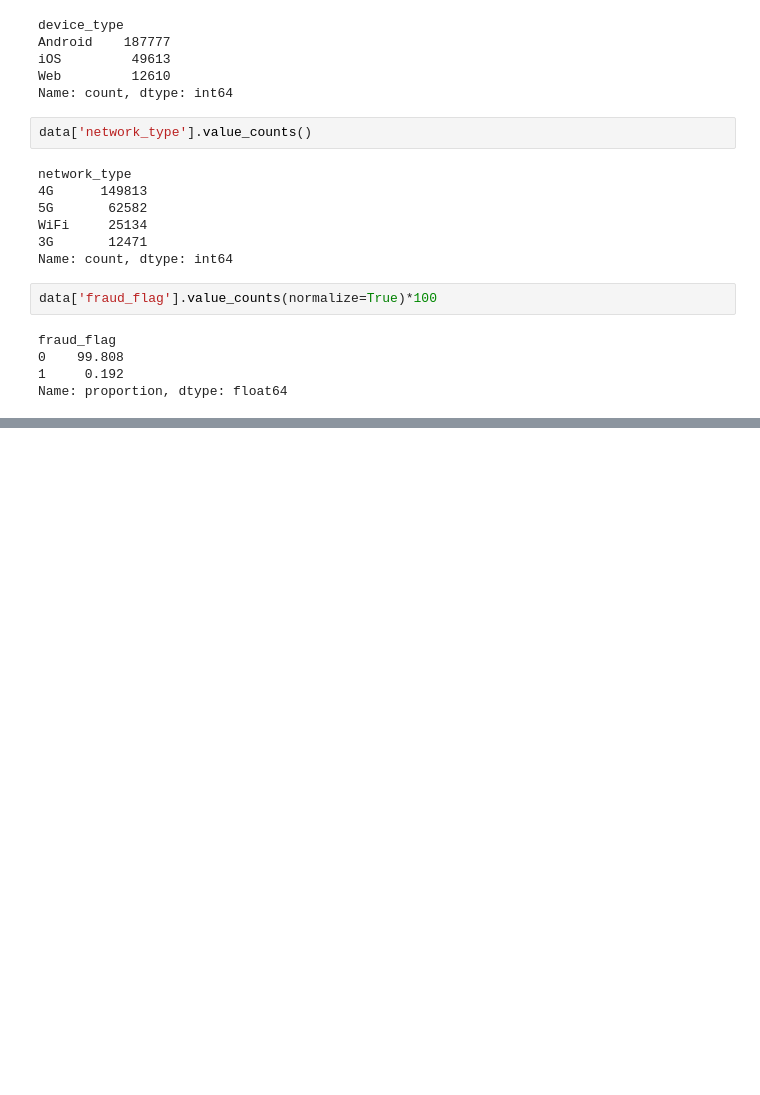
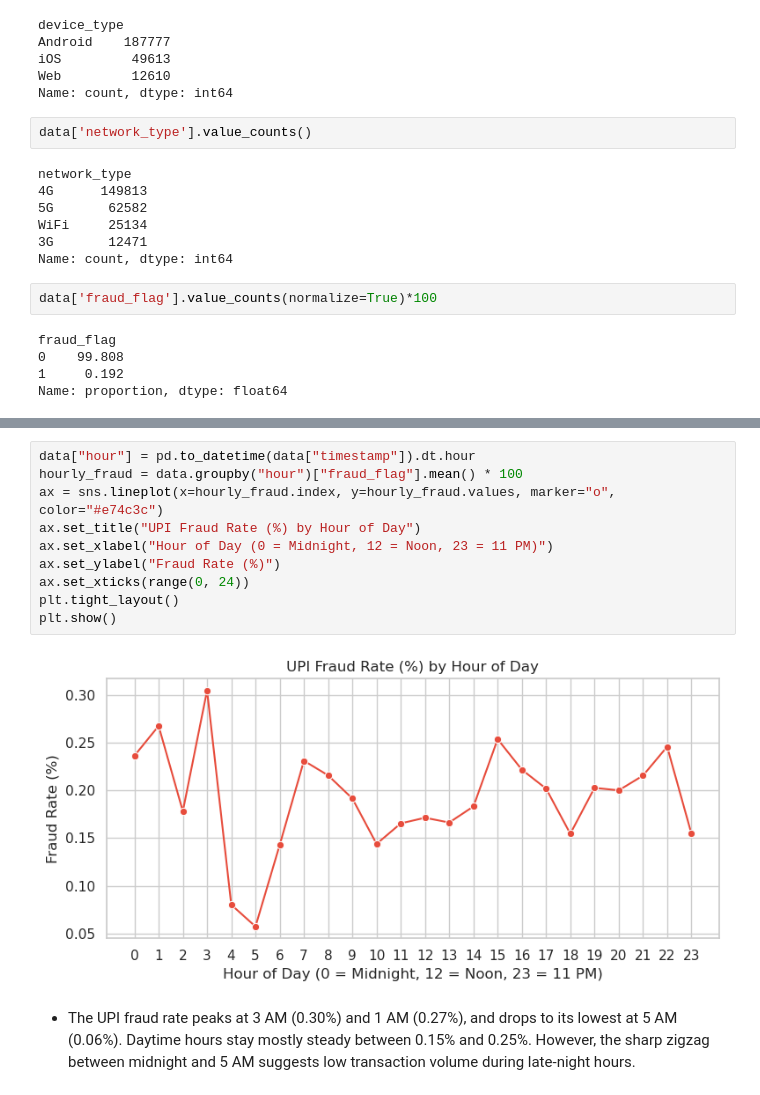
Before and after one commit to saurabhack/Upi_fraud_detection_machine_learning_project, a Jupyter notebook: EDA.ipynb, the cells around one changed output, grey strips where cells are left out. Cells and saved outputs as stored; diff of their text form; blank space fills up the shorter version.

```diff
--- a/EDA.ipynb
+++ b/EDA.ipynb
@@ -200,0 +292,14 @@ Name: proportion, dtype: float64
+# %%
+data["hour"] = pd.to_datetime(data["timestamp"]).dt.hour
+hourly_fraud = data.groupby("hour")["fraud_flag"].mean() * 100
+ax = sns.lineplot(x=hourly_fraud.index, y=hourly_fraud.values, marker="o", color="#e74c3c")
+ax.set_title("UPI Fraud Rate (%) by Hour of Day")
+ax.set_xlabel("Hour of Day (0 = Midnight, 12 = Noon, 23 = 11 PM)")
+ax.set_ylabel("Fraud Rate (%)")
+ax.set_xticks(range(0, 24))
+plt.tight_layout()
+plt.show()
+# %% [output]
+[figure, added]
+# %% [markdown]
+* The UPI fraud rate peaks at 3 AM (0.30%) and 1 AM (0.27%), and drops to its lowest at 5 AM (0.06%). Daytime hours stay mostly steady between 0.15% and 0.25%. However, the sharp zigzag between midnight and 5 AM suggests low transaction volume during late-night hours.
```
Also changed, not shown: parts of 14 cells of this notebook.
